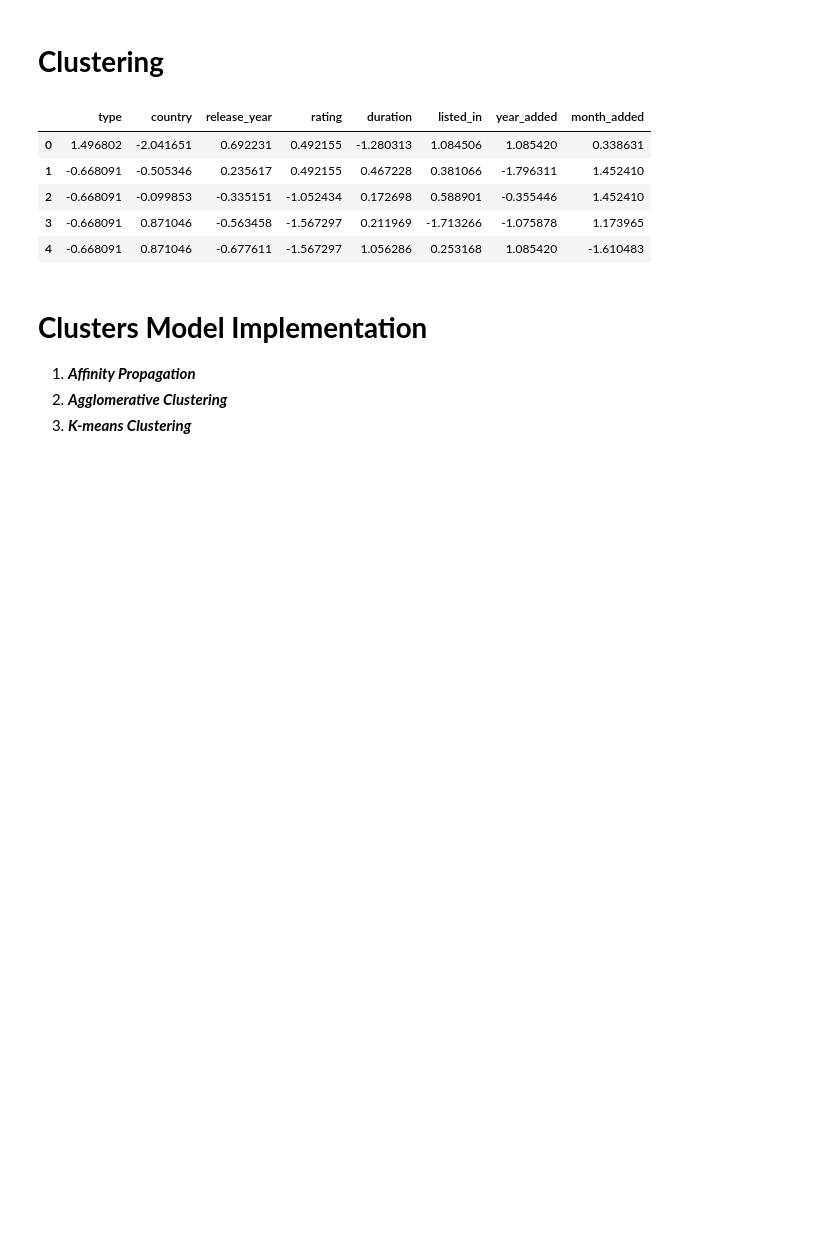
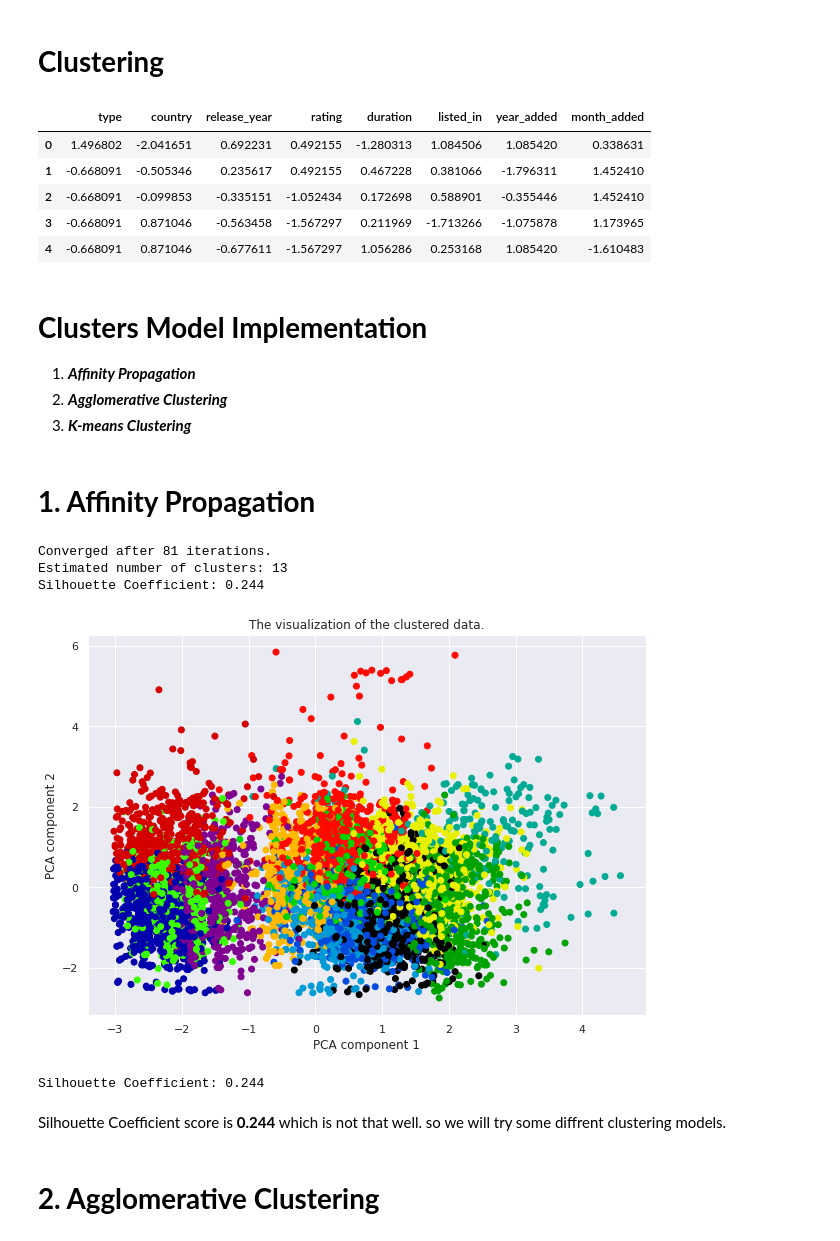
Before and after one commit to nikhilumare/Netflix-Movies-and-tv-shows-Clustering, a Jupyter notebook: netflix_movies_and_tv_shows_clustering_capstone_4_NikhilUmare.ipynb, the cells around one changed output. Cells and saved outputs as stored; diff of their text form; code cells hidden in the pictures; blank space fills up the shorter version.

```diff
--- a/netflix_movies_and_tv_shows_clustering_capstone_4_NikhilUmare.ipynb
+++ b/netflix_movies_and_tv_shows_clustering_capstone_4_NikhilUmare.ipynb
@@ -1341,3 +1341,38 @@ Flix_df_standarized.head()
 1. ***Affinity Propagation***
 2. ***Agglomerative Clustering***
 3. ***K-means Clustering***
+# %% [markdown]
+# **1. Affinity Propagation**
+# %%
+af = AffinityPropagation(preference = -753, damping = 0.60, verbose = True, random_state = 0).fit(Flix_df_standarized) #Using euclidean distance as affinity estimator
+#af = AffinityPropagation(damping=0.97,affinity='euclidean',verbose=True).fit(netflix) #Using euclidean distance
+cluster_centers_indices = af.cluster_centers_indices_
+labels = af.labels_
+
+n_clusters_ = len(cluster_centers_indices)
+
+print('Estimated number of clusters: %d' % n_clusters_)
+print('Silhouette Coefficient: %0.3f' % metrics.silhouette_score(Flix_df_standarized, labels, metric = 'sqeuclidean'))
+# %% [output]
+Converged after 81 iterations.
+Estimated number of clusters: 13
+Silhouette Coefficient: 0.244
+# %%
+colors = cm.nipy_spectral(labels.astype(float) / n_clusters_)
+#ax = plt.gca()
+fig_dims = (10,7)
+fig, ax = plt.subplots(figsize = fig_dims)
+plt.scatter(Flix_df_pca[0], Flix_df_pca[1], c = colors)
+ax.set_title('The visualization of the clustered data.')
+ax.set_xlabel('PCA component 1')
+ax.set_ylabel('PCA component 2');
+# %% [output]
+[figure, added]
+# %%
+print("Silhouette Coefficient: %0.3f" % metrics.silhouette_score(Flix_df_standarized, labels, metric='sqeuclidean'))
+# %% [output]
+Silhouette Coefficient: 0.244
+# %% [markdown]
+Silhouette Coefficient score is **0.244** which is not that well. so we will try some diffrent clustering models.
+# %% [markdown]
+# **2. Agglomerative Clustering**
```
Also changed, not shown: parts of 16 cells of this notebook.
